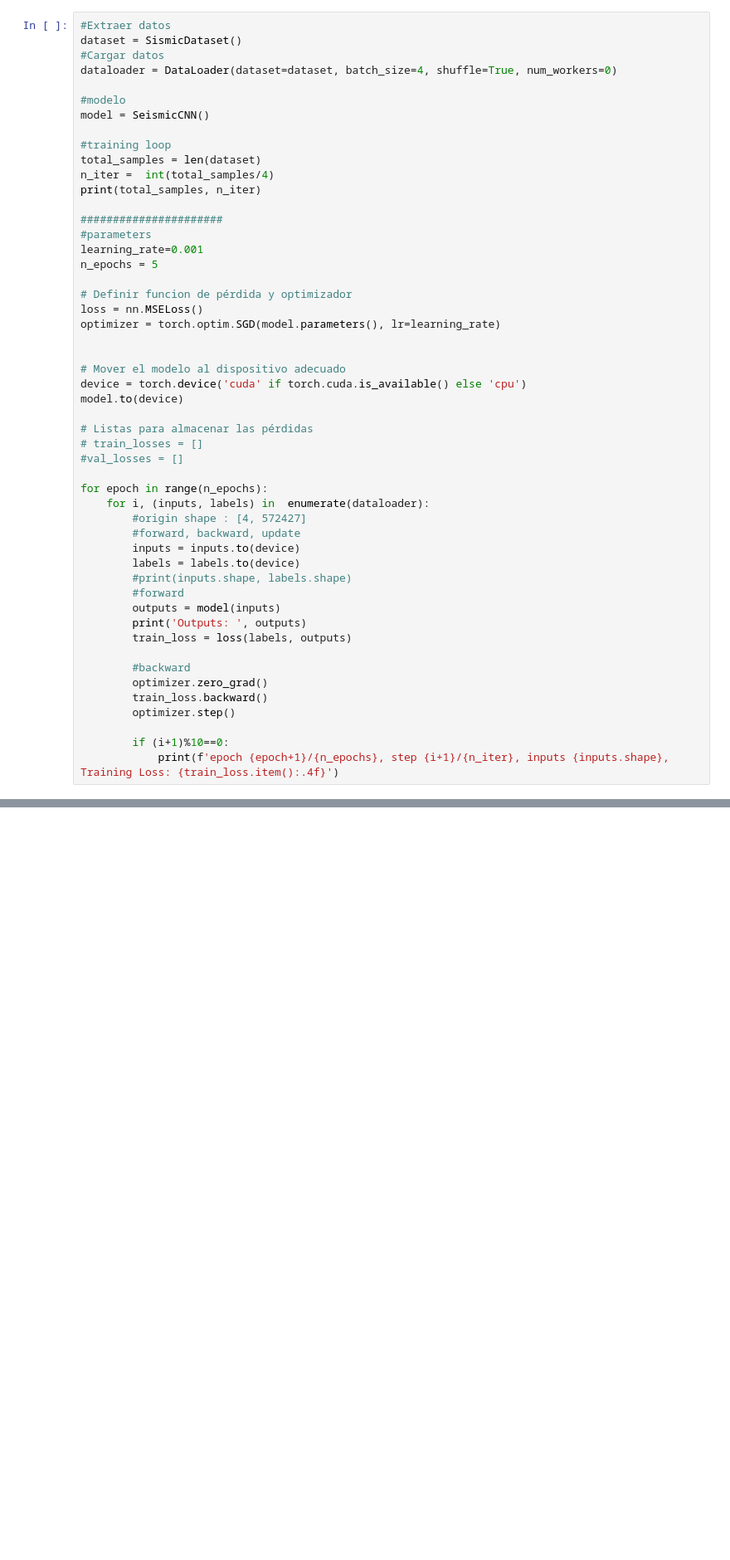
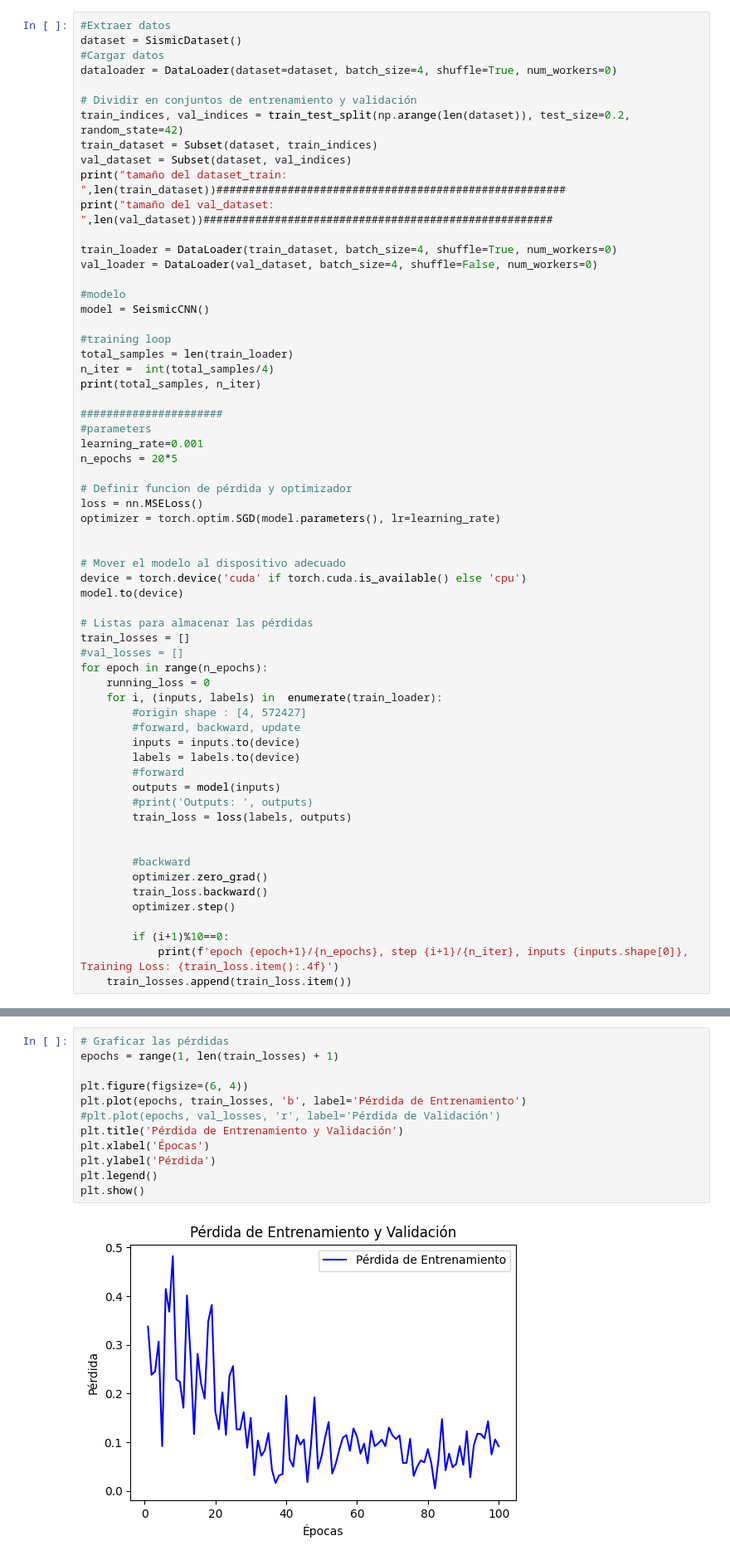
Before and after one commit to Danielvargas04/CUMIS, a Jupyter notebook: testV2.ipynb, the cells around one changed output, grey strips where cells are left out. Shown at 83% size. Cells and saved outputs as stored; diff of their text form; blank space fills up the shorter version.

```diff
--- a/testV2.ipynb
+++ b/testV2.ipynb
@@ -117,18 +188,28 @@ dataset = SismicDataset()
 #Cargar datos
 dataloader = DataLoader(dataset=dataset, batch_size=4, shuffle=True, num_workers=0)
 
+# Dividir en conjuntos de entrenamiento y validación
+train_indices, val_indices = train_test_split(np.arange(len(dataset)), test_size=0.2, random_state=42)
+train_dataset = Subset(dataset, train_indices)
+val_dataset = Subset(dataset, val_indices)
+print("tamaño del dataset_train: ",len(train_dataset))######################################################
+print("tamaño del val_dataset: ",len(val_dataset))######################################################
+
+train_loader = DataLoader(train_dataset, batch_size=4, shuffle=True, num_workers=0)
+val_loader = DataLoader(val_dataset, batch_size=4, shuffle=False, num_workers=0)
+
 #modelo
 model = SeismicCNN()
 
 #training loop
-total_samples = len(dataset)
+total_samples = len(train_loader)
 n_iter =  int(total_samples/4)
 print(total_samples, n_iter)
 
 ######################
 #parameters
 learning_rate=0.001
-n_epochs = 5
+n_epochs = 20*5
 
 # Definir funcion de pérdida y optimizador
 loss = nn.MSELoss()
@@ -140,20 +221,20 @@ device = torch.device('cuda' if torch.cuda.is_available() else 'cpu')
 model.to(device)
 
 # Listas para almacenar las pérdidas
-# train_losses = []
+train_losses = []
 #val_losses = []
-
 for epoch in range(n_epochs):
-    for i, (inputs, labels) in  enumerate(dataloader):
+    running_loss = 0
+    for i, (inputs, labels) in  enumerate(train_loader):
         #origin shape : [4, 572427]
         #forward, backward, update
         inputs = inputs.to(device)
         labels = labels.to(device)
-        #print(inputs.shape, labels.shape)
         #forward
         outputs = model(inputs)
-        print('Outputs: ', outputs)
+        #print('Outputs: ', outputs)
         train_loss = loss(labels, outputs)
+
 
         #backward
         optimizer.zero_grad()
@@ -161,5 +242,6 @@ for epoch in range(n_epochs):
         optimizer.step()
 
         if (i+1)%10==0:
-            print(f'epoch {epoch+1}/{n_epochs}, step {i+1}/{n_iter}, inputs {inputs.shape}, Training Loss: {train_loss.item():.4f}')
+            print(f'epoch {epoch+1}/{n_epochs}, step {i+1}/{n_iter}, inputs {inputs.shape[0]}, Training Loss: {train_loss.item():.4f}')
+    train_losses.append(train_loss.item())
 # %% [output]
@@ -186,0 +265,14 @@ transform = transform.Compose(
+# %%
+# Graficar las pérdidas
+epochs = range(1, len(train_losses) + 1)
+
+plt.figure(figsize=(6, 4))
+plt.plot(epochs, train_losses, 'b', label='Pérdida de Entrenamiento')
+#plt.plot(epochs, val_losses, 'r', label='Pérdida de Validación')
+plt.title('Pérdida de Entrenamiento y Validación')
+plt.xlabel('Épocas')
+plt.ylabel('Pérdida')
+plt.legend()
+plt.show()
+# %% [output]
+[figure, added]
```
Also changed, not shown: parts of 9 cells of this notebook, 4 other files.
